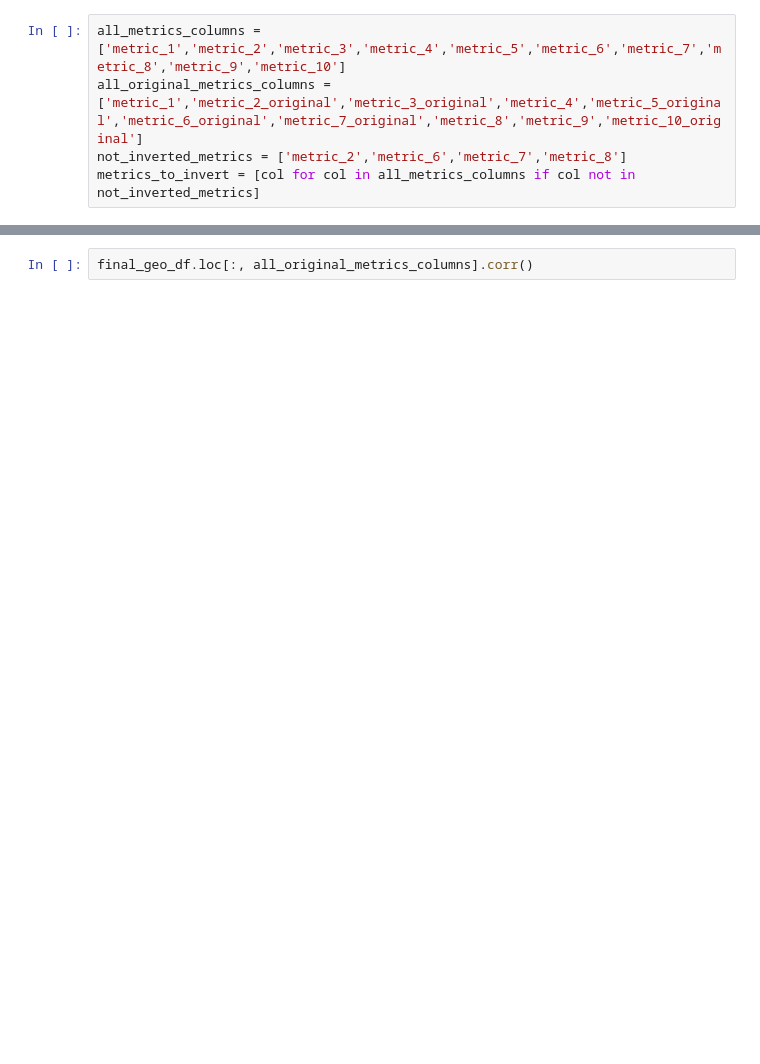
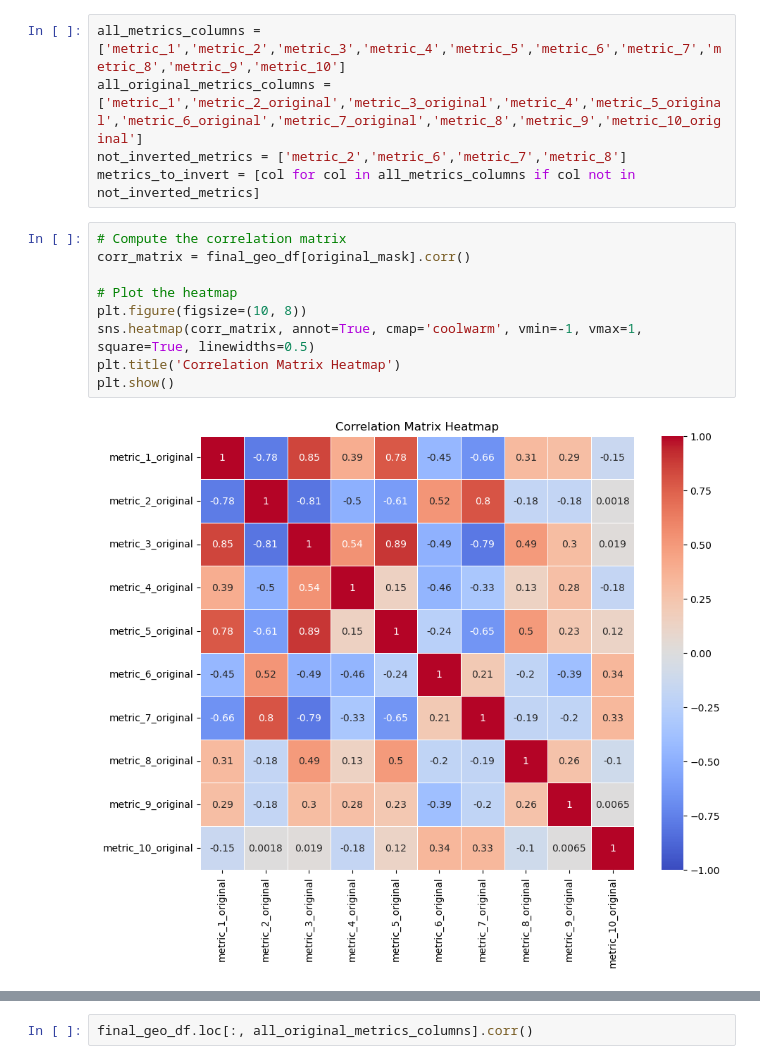
Before and after one commit to sarangof/identifyingLandSubdivisions, a Jupyter notebook: sensitivity_correlation_Pilot_result.ipynb, the cells around one changed output, grey strips where cells are left out. Cells and saved outputs as stored; diff of their text form; blank space fills up the shorter version.

```diff
--- a/sensitivity_correlation_Pilot_result.ipynb
+++ b/sensitivity_correlation_Pilot_result.ipynb
@@ -15,3 +23,14 @@ all_metrics_columns = ['metric_1','metric_2','metric_3','metric_4','metric_5','m
 all_original_metrics_columns = ['metric_1','metric_2_original','metric_3_original','metric_4','metric_5_original','metric_6_original','metric_7_original','metric_8','metric_9','metric_10_original']
 not_inverted_metrics = ['metric_2','metric_6','metric_7','metric_8']
 metrics_to_invert = [col for col in all_metrics_columns if col not in not_inverted_metrics]
+# %%
+# Compute the correlation matrix
+corr_matrix = final_geo_df[original_mask].corr()
+
+# Plot the heatmap
+plt.figure(figsize=(10, 8))
+sns.heatmap(corr_matrix, annot=True, cmap='coolwarm', vmin=-1, vmax=1, square=True, linewidths=0.5)
+plt.title('Correlation Matrix Heatmap')
+plt.show()
+# %% [output]
+[figure, added]
```
Also changed, not shown: parts of 6 cells of this notebook.
